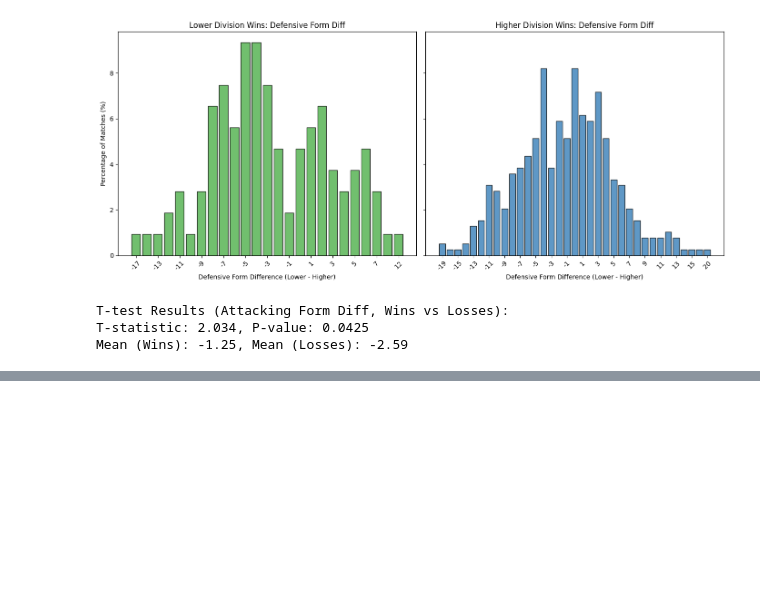
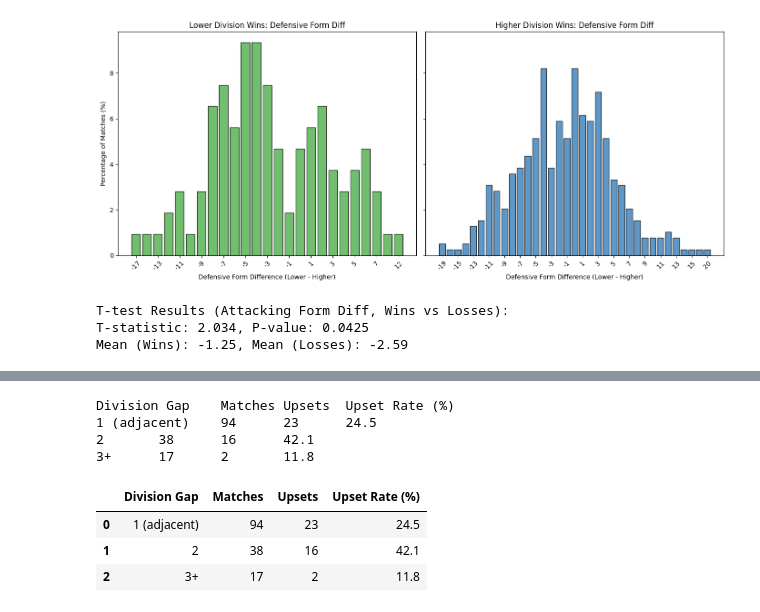
Before and after one commit to armin2080/DFB-Cup, a Jupyter notebook: notebook.ipynb, the cells around one changed output, grey strips where cells are left out. Saved outputs shown, nothing was run; the diff lists cells and outputs as text; code cells hidden in the pictures; blank space fills up the shorter version.

```diff
--- a/notebook.ipynb
+++ b/notebook.ipynb
@@ -2330,0 +3249,47 @@ Mean (Wins): -1.25, Mean (Losses): -2.59
+# %%
+# Calculate upset rates by division gap (1, 2, 3+)
+import pandas as pd
+
+df = regression_df.copy() if 'regression_df' in globals() else dfb_matches_form_filtered.copy()
+if 'lower_division_win' not in df.columns:
+    # Define upset cases if not present
+    df['lower_division_win'] = 0
+    home_upset = (df['home_division'] > df['away_division']) & (df['home_score'] > df['away_score'])
+    away_upset = (df['away_division'] > df['home_division']) & (df['away_score'] > df['home_score'])
+    df.loc[home_upset | away_upset, 'lower_division_win'] = 1
+
+df['division_gap'] = abs(df['home_division'] - df['away_division'])
+
+def gap_label(gap):
+    if gap == 1:
+        return '1 (adjacent)'
+    elif gap == 2:
+        return '2'
+    else:
+        return '3+'
+
+df['gap_group'] = df['division_gap'].apply(lambda x: gap_label(x) if x >= 1 else None)
+
+results = []
+for gap in ['1 (adjacent)', '2', '3+']:
+    group = df[df['gap_group'] == gap]
+    matches = len(group)
+    upsets = group['lower_division_win'].sum()
+    upset_rate = 100 * upsets / matches if matches > 0 else 0
+    results.append({'Division Gap': gap, 'Matches': matches, 'Upsets': upsets, 'Upset Rate (%)': round(upset_rate, 1)})
+
+results_df = pd.DataFrame(results)
+print('Division Gap\tMatches\tUpsets\tUpset Rate (%)')
+for row in results_df.itertuples(index=False):
+    print(f'{row[0]}\t{row[1]}\t{row[2]}\t{row[3]:.1f}')
+
+results_df
+# %% [output]
+Division Gap    Matches Upsets  Upset Rate (%)
+1 (adjacent)    94      23      24.5
+2       38      16      42.1
+3+      17      2       11.8
+|  | Division Gap | Matches | Upsets | Upset Rate (%) |
+| 0 | 1 (adjacent) | 94 | 23 | 24.5 |
+| 1 | 2 | 38 | 16 | 42.1 |
+| 2 | 3+ | 17 | 2 | 11.8 |
```
Also changed, not shown: parts of 17 cells of this notebook.
